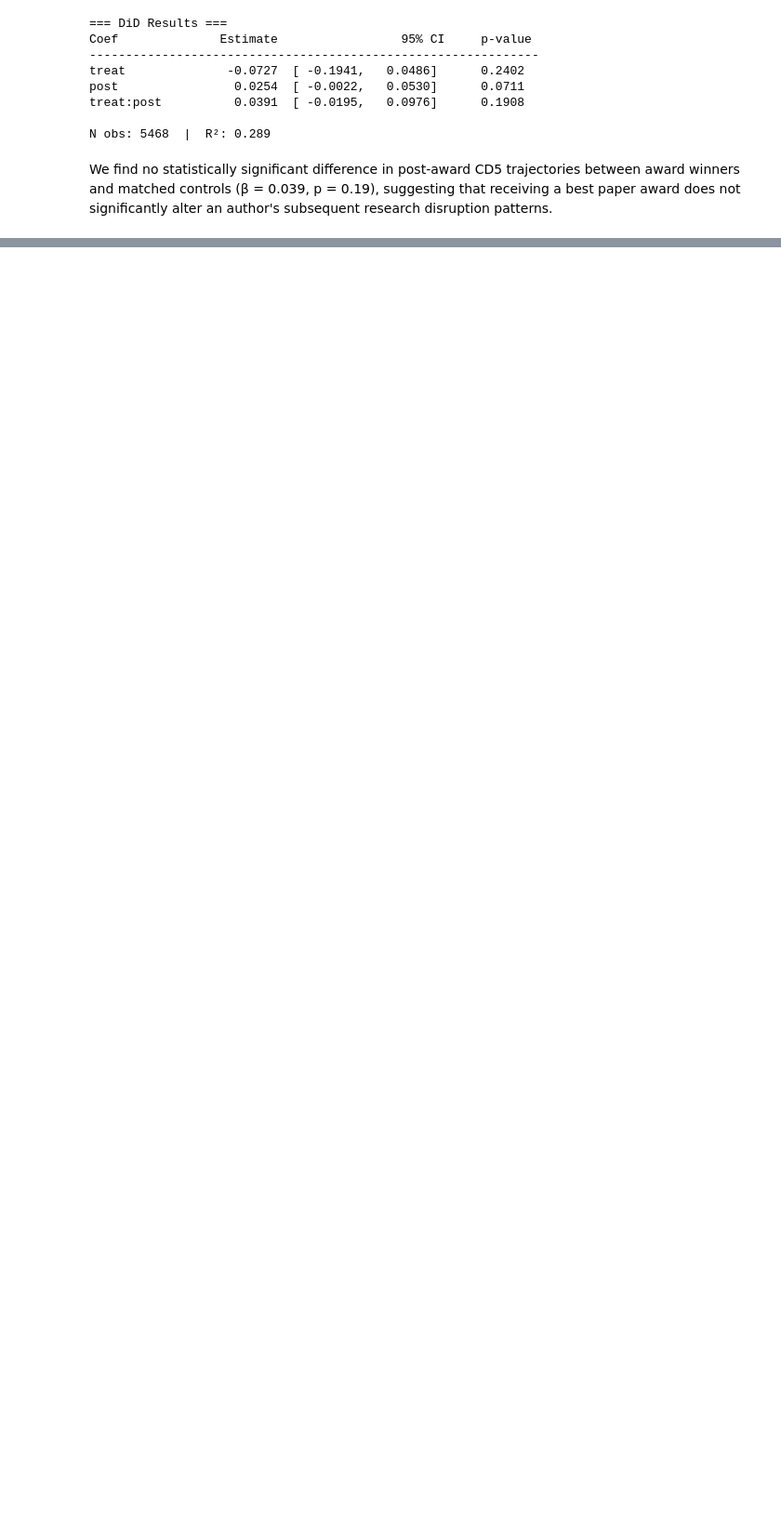
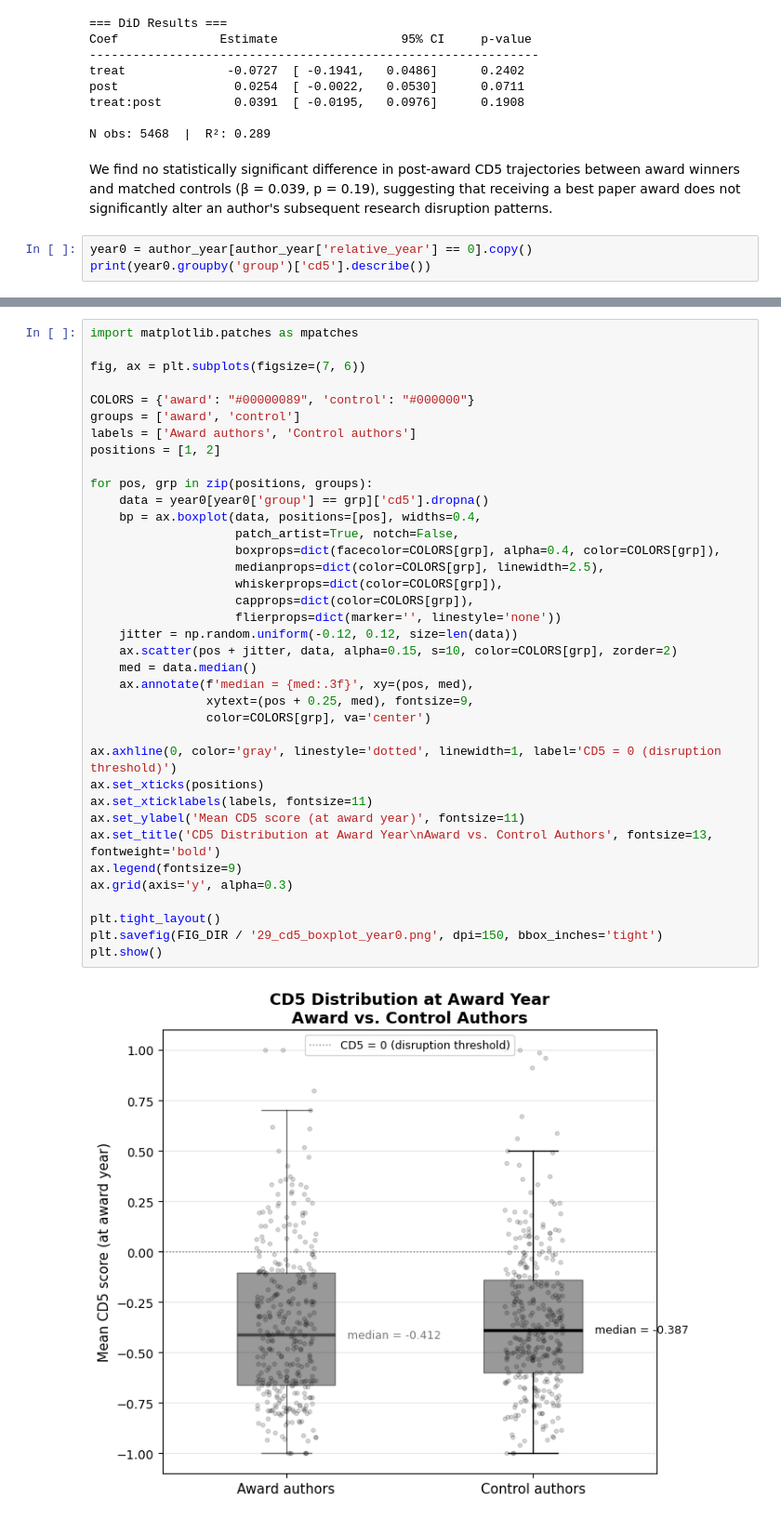
Before and after one commit to AppleShay/thesis-best-paper-trajectories, a Jupyter notebook: notebooks/29_cd5_trajectory_analysis.ipynb, the cells around one changed output, grey strips where cells are left out. Shown at 93% size. Cells and saved outputs as stored; diff of their text form; blank space fills up the shorter version.

Commit message:
Added a boxplot for CD analysisto fulfil RQ2

```diff
--- a/notebooks/29_cd5_trajectory_analysis.ipynb
+++ b/notebooks/29_cd5_trajectory_analysis.ipynb
@@ -413,3 +413,6 @@ treat:post          0.0391  [ -0.0195,   0.0976]      0.1908
 N obs: 5468  |  R²: 0.289
 # %% [markdown]
 We find no statistically significant difference in post-award CD5 trajectories between award winners and matched controls (β = 0.039, p = 0.19), suggesting that receiving a best paper award does not significantly alter an author's subsequent research disruption patterns.
+# %%
+year0 = author_year[author_year['relative_year'] == 0].copy()
+print(year0.groupby('group')['cd5'].describe())
@@ -415,0 +424,39 @@ We find no statistically significant difference in post-award CD5 trajectories b
+# %%
+import matplotlib.patches as mpatches
+
+fig, ax = plt.subplots(figsize=(7, 6))
+
+COLORS = {'award': "#00000089", 'control': "#000000"}
+groups = ['award', 'control']
+labels = ['Award authors', 'Control authors']
+positions = [1, 2]
+
+for pos, grp in zip(positions, groups):
+    data = year0[year0['group'] == grp]['cd5'].dropna()
+    bp = ax.boxplot(data, positions=[pos], widths=0.4,
+                    patch_artist=True, notch=False,
+                    boxprops=dict(facecolor=COLORS[grp], alpha=0.4, color=COLORS[grp]),
+                    medianprops=dict(color=COLORS[grp], linewidth=2.5),
+                    whiskerprops=dict(color=COLORS[grp]),
+                    capprops=dict(color=COLORS[grp]),
+                    flierprops=dict(marker='', linestyle='none'))
+    jitter = np.random.uniform(-0.12, 0.12, size=len(data))
+    ax.scatter(pos + jitter, data, alpha=0.15, s=10, color=COLORS[grp], zorder=2)
+    med = data.median()
+    ax.annotate(f'median = {med:.3f}', xy=(pos, med),
+                xytext=(pos + 0.25, med), fontsize=9,
+                color=COLORS[grp], va='center')
+
+ax.axhline(0, color='gray', linestyle='dotted', linewidth=1, label='CD5 = 0 (disruption threshold)')
+ax.set_xticks(positions)
+ax.set_xticklabels(labels, fontsize=11)
+ax.set_ylabel('Mean CD5 score (at award year)', fontsize=11)
+ax.set_title('CD5 Distribution at Award Year\nAward vs. Control Authors', fontsize=13, fontweight='bold')
+ax.legend(fontsize=9)
+ax.grid(axis='y', alpha=0.3)
+
+plt.tight_layout()
+plt.savefig(FIG_DIR / '29_cd5_boxplot_year0.png', dpi=150, bbox_inches='tight')
+plt.show()
+# %% [output]
+[figure, added]
```
Also changed, not shown: parts of 3 cells of this notebook, 4 other files.
